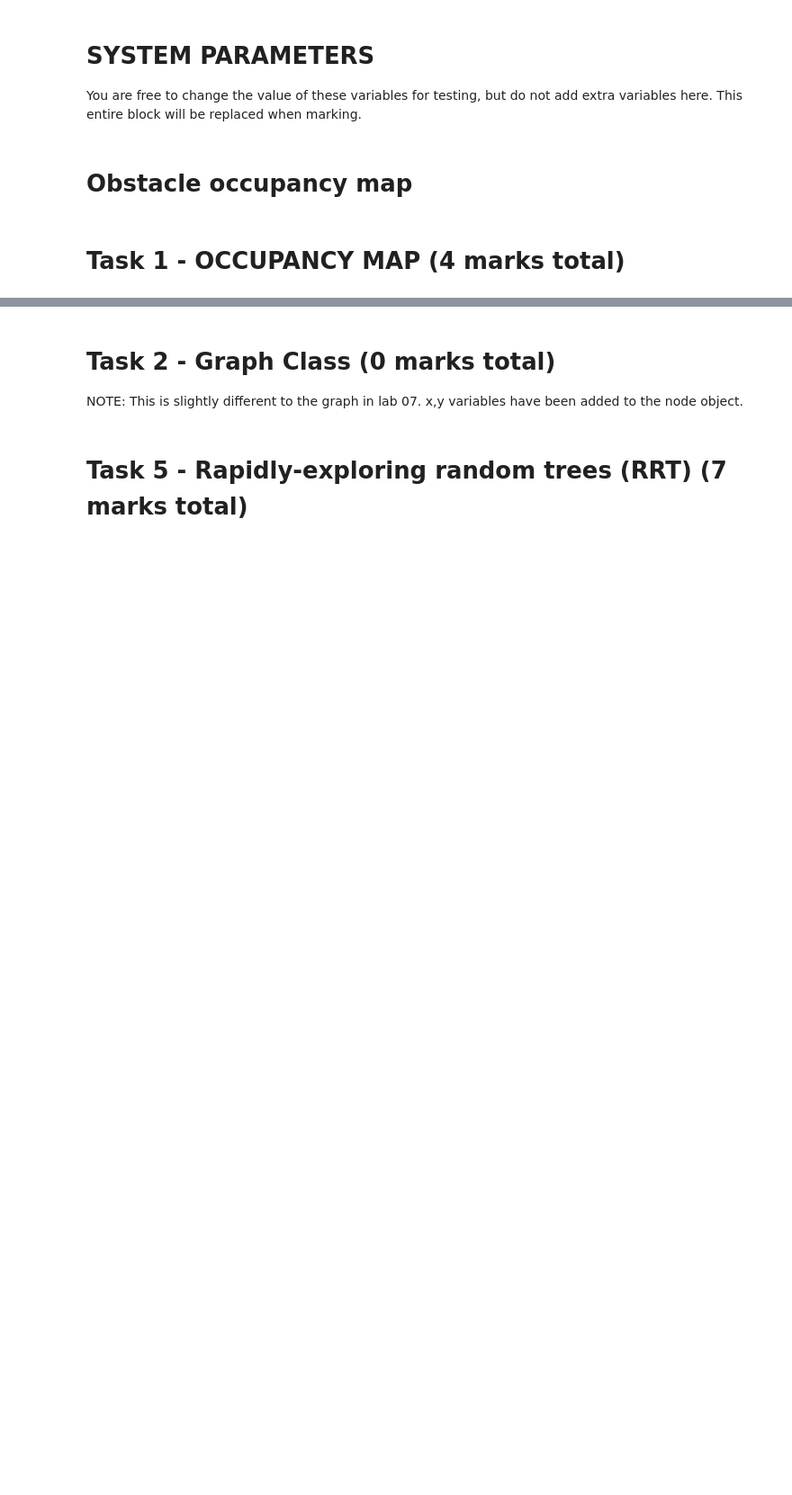
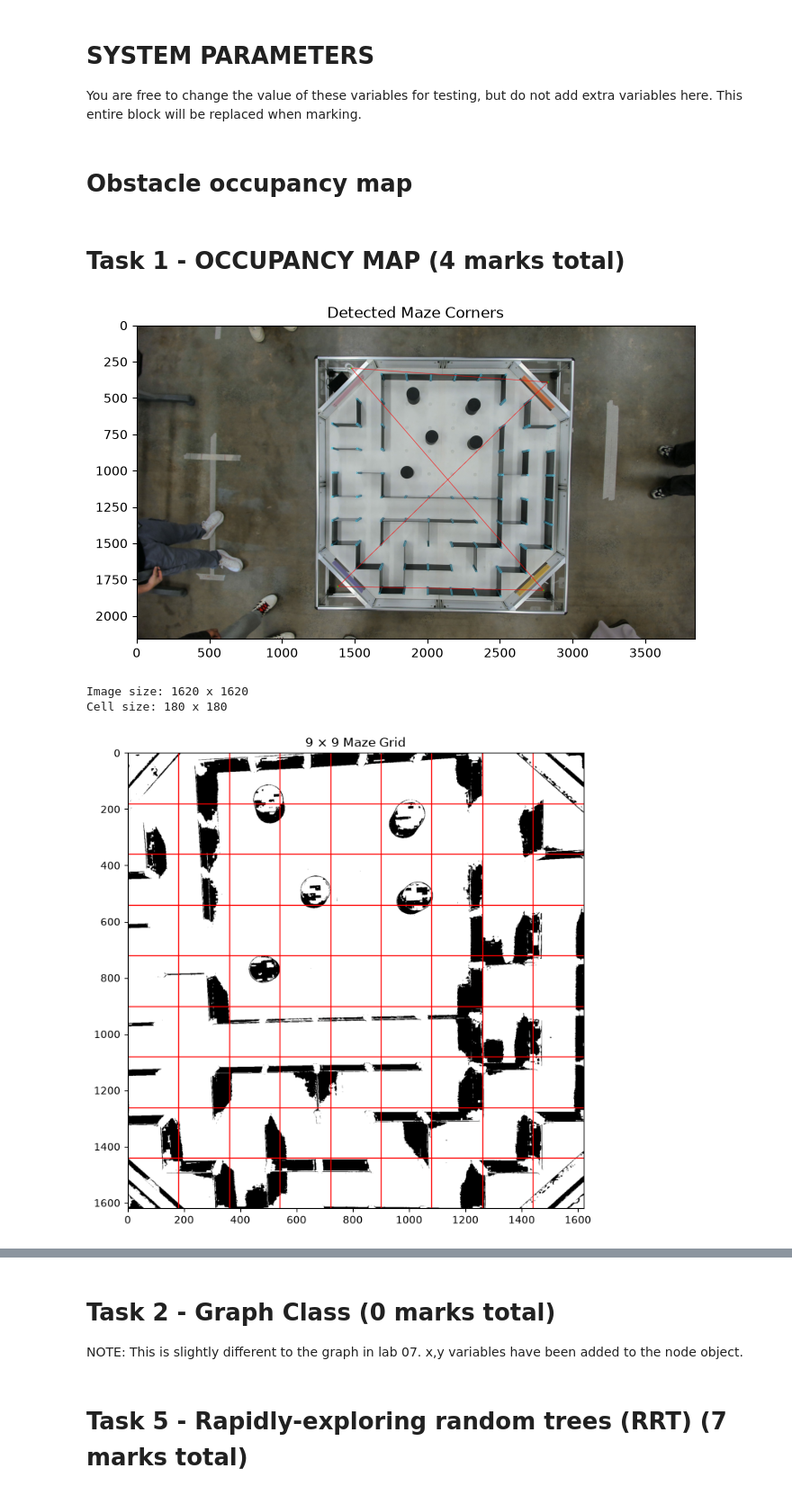
Before and after one commit to Zartarius/micromouse, a Jupyter notebook: week_12/path_planning/occupancy_mapping.ipynb, the cells around one changed output, grey strips where cells are left out. Shown at 90% size. Saved outputs shown, nothing was run; the diff lists cells and outputs as text; code cells hidden in the pictures; blank space fills up the shorter version.

```diff
--- a/week_12/path_planning/occupancy_mapping.ipynb
+++ b/week_12/path_planning/occupancy_mapping.ipynb
@@ -34,16 +38,23 @@ You are free to change the value of these variables for testing, but do not add
 
 # General settings
 seed = 13
-image_file = "./maze_images/cam_1_2_new.jpg"
+#image_file = "./maze_images/img_obst_3.jpg"
+image_file = "./maze_images/amir_photo.jpg"
+
 
 # Task 1 - Occupancy map
 unsafe_kernel_size = 7
 unsafe_iterations = 3
 
-bfs_start_node = 31
-bfs_end_node = 65
+bfs_start_node = 67
+bfs_end_node = 59
+#bfs_start_node = 52
+#bfs_end_node = 66
 
-top_left_obstacle_box_cell_num = 27
+top_left_obstacle_box_cell_num = 12
+top_left_index_coords = (3, 1)
+#top_left_obstacle_box_cell_num = 2
+#top_left_index_coords = (0, 2)
 obstacle_box_width = 5
 
 bfs_n = 9
@@ -145,17 +156,10 @@ def create_obstacle_occupancy_map(
         width = stats[label, cv2.CC_STAT_WIDTH]
         height = stats[label, cv2.CC_STAT_HEIGHT]
 
-        print(
-            f"Region {label}: "
-            f"area = {area} px², "
-            f"bbox = ({x}, {y}, {width}, {height})"
-        )
-
         # =====================================================
         # Remove anything smaller than min_area
         # =====================================================
         if area < min_area:
-            print(f"    -> REMOVED (area < {min_area} px²)")
             continue
 
         # =====================================================
@@ -508,31 +512,36 @@ display_occupancy_map(binary, cell_width, cell_height, bfs_n)
 maze = detect_maze_walls(cells, bfs_n)
 graph = create_grid_graph(bfs_n)
 synchronise_walls(graph, maze, bfs_n)
 
 occupancy_map = create_obstacle_occupancy_map(
         binary_image=binary,
         graph=graph,
         rows=bfs_n,
         cols=bfs_n,
-        top_left=(3, 1),
+        top_left= top_left_index_coords,
         obstacle_cells=5,
         obstacle_buffer=40,
         wall_buffer=45,
         min_area=500,
         edge_margin=50,
         output_size=900
     )
 
 print("\nOccupancy map size:", occupancy_map.shape[1], "x", occupancy_map.shape[0], "pixels")
 
 plt.figure(figsize=(8, 8))
 plt.imshow(occupancy_map,cmap="gray_r",origin="upper")
 
 plt.title("Obstacle Occupancy Map")
 plt.xlabel("X (pixels)")
 plt.ylabel("Y (pixels)")
 
 plt.xticks(np.arange(0, occupancy_map.shape[1] + 1, 50))
 plt.yticks(np.arange(0, occupancy_map.shape[0] + 1, 50))
 plt.grid(True, alpha=0.3)
 plt.show()
+# %% [output]
+[figure, added]
+Image size: 1620 x 1620
+Cell size: 180 x 180
+[figure, added]
```
Also changed, not shown: parts of 4 cells of this notebook.
